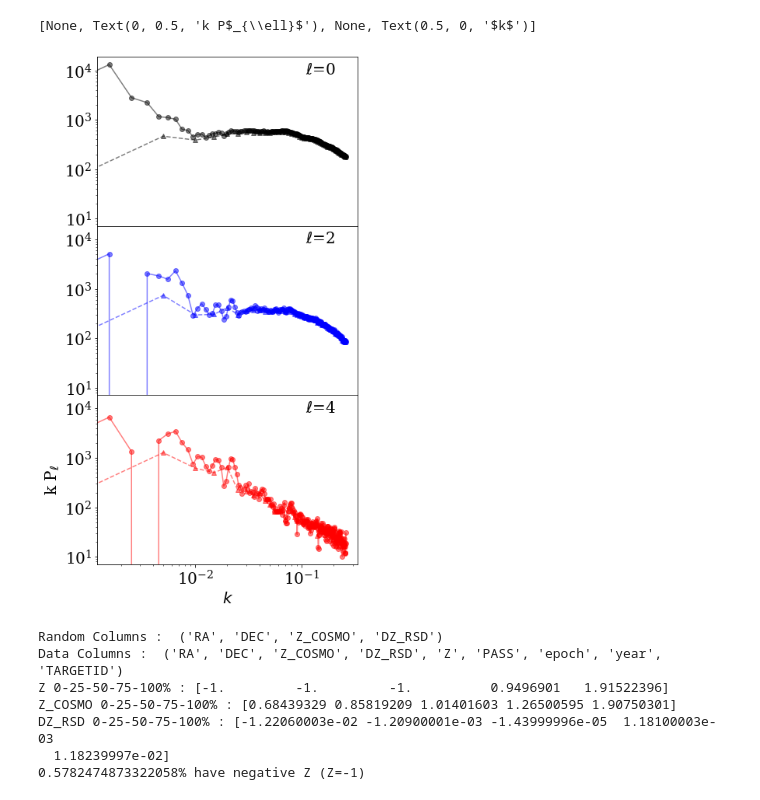
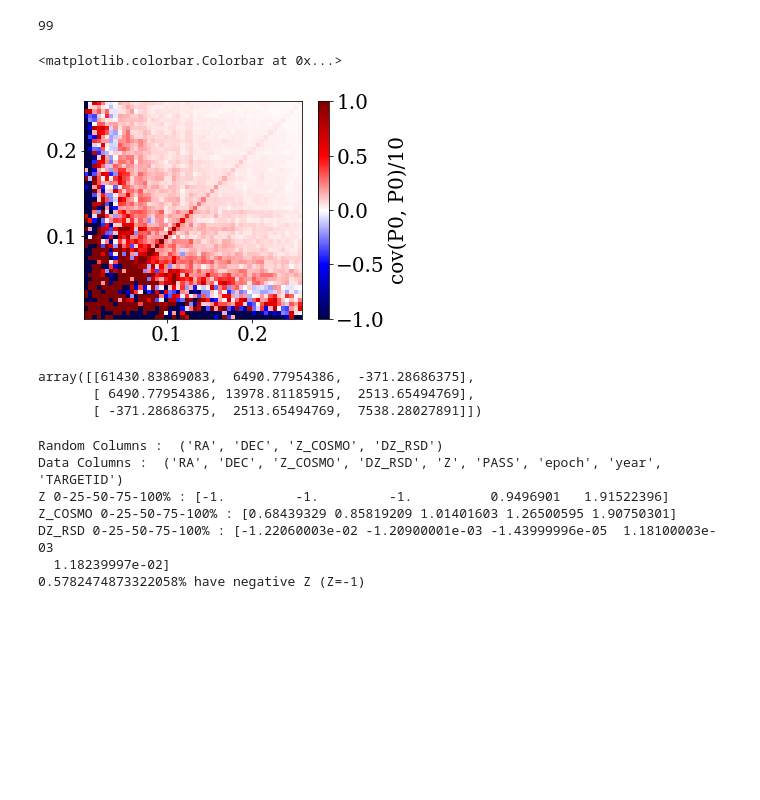
Before and after one commit to mehdirezaie/LSS, a Jupyter notebook: Sandbox/mocks.ipynb, the cells around one changed output. Saved outputs shown, nothing was run; the diff lists cells and outputs as text; code cells hidden in the pictures; blank space fills up the shorter version.

```diff
--- a/Sandbox/mocks.ipynb
+++ b/Sandbox/mocks.ipynb
@@ -33,22 +7,0 @@ kin, modes = np.loadtxt('/home/mehdi/data/mocksys/kmodes.txt', unpack=True)
-# %%
-k = []
-p0= []
-p2= []
-p4= []
-comments = []
-with open('/home/mehdi/data/mocksys/v0.5/pk_v0_2_red_1_0.5.txt', 'r') as file:
-    lines = file.readlines()
-    for i,line in enumerate(lines):
-        if line.startswith('#'):comments.append(line)
-        else:
-            dummy = line.split(' ')
-            k.append(float(dummy[0]))
-            p0.append(float(dummy[1]))
-            p2.append(float(dummy[2]))
-            p4.append(float(dummy[3]))
-            #print(i, line, k, p0, p2, p4)
-
-k  = np.array(k)
-p0 = np.array(p0)
-p2 = np.array(p2)
-p4 = np.array(p4)
@@ -111,19 +15,0 @@ kpknew = rebin(kin, v6data[:,1], v6data[:,2], v6data[:,3],
-# %%
-fig, ax = plt.subplots(nrows=3, figsize=(6, 12),
-                       sharey=True, sharex=True)
-fig.subplots_adjust(hspace=0.0)
-
-
-kw = dict(alpha=0.5)
-cl = ['k', 'b', 'r']
-for i, pole in enumerate(range(1, 4)):
-    kw['color'] = cl[i]
-    ax[i].plot(v6data[:, 0], v6data[:, 0]*v6data[:,pole], **kw, marker='o')
-    ax[i].plot(kpknew[0],    kpknew[0]*kpknew[pole],   **kw, marker='^', ls='--')
-    ax[i].text(0.8, 0.9, r'$\ell$=%d'%(2*i), transform=ax[i].transAxes)
-
-ax[2].set(xscale='log', xlabel=r'$k$',
-          ylabel='k P$_{\ell}$', yscale='log')
-# %% [output]
-[None, Text(0, 0.5, 'k P$_{\\ell}$'), None, Text(0.5, 0, '$k$')]
-[figure, removed]
@@ -129,0 +23,21 @@ ax[2].set(xscale='log', xlabel=r'$k$',
+# %%
+len(p0)
+# %% [output]
+99
+# %%
+covP0 = np.cov(p0, rowvar=False)/len(p0) # 99 catalogs
+# %%
+fig, ax = plt.subplots()
+cmap = ax.imshow(covP0[::-1,:]/10, vmin=-1, vmax=1,
+                 cmap=plt.cm.seismic,
+                 extent=2*[k[0].min(), k[0].max()])
+fig.colorbar(cmap, label='cov(P0, P0)/10')
+# %% [output]
+<matplotlib.colorbar.Colorbar at 0x...>
+[figure, added]
+# %%
+covP0[:3, :3]
+# %% [output]
+array([[61430.83869083,  6490.77954386,  -371.28686375],
+       [ 6490.77954386, 13978.81185915,  2513.65494769],
+       [ -371.28686375,  2513.65494769,  7538.28027891]])
```
Also changed, not shown: parts of 25 cells of this notebook.
